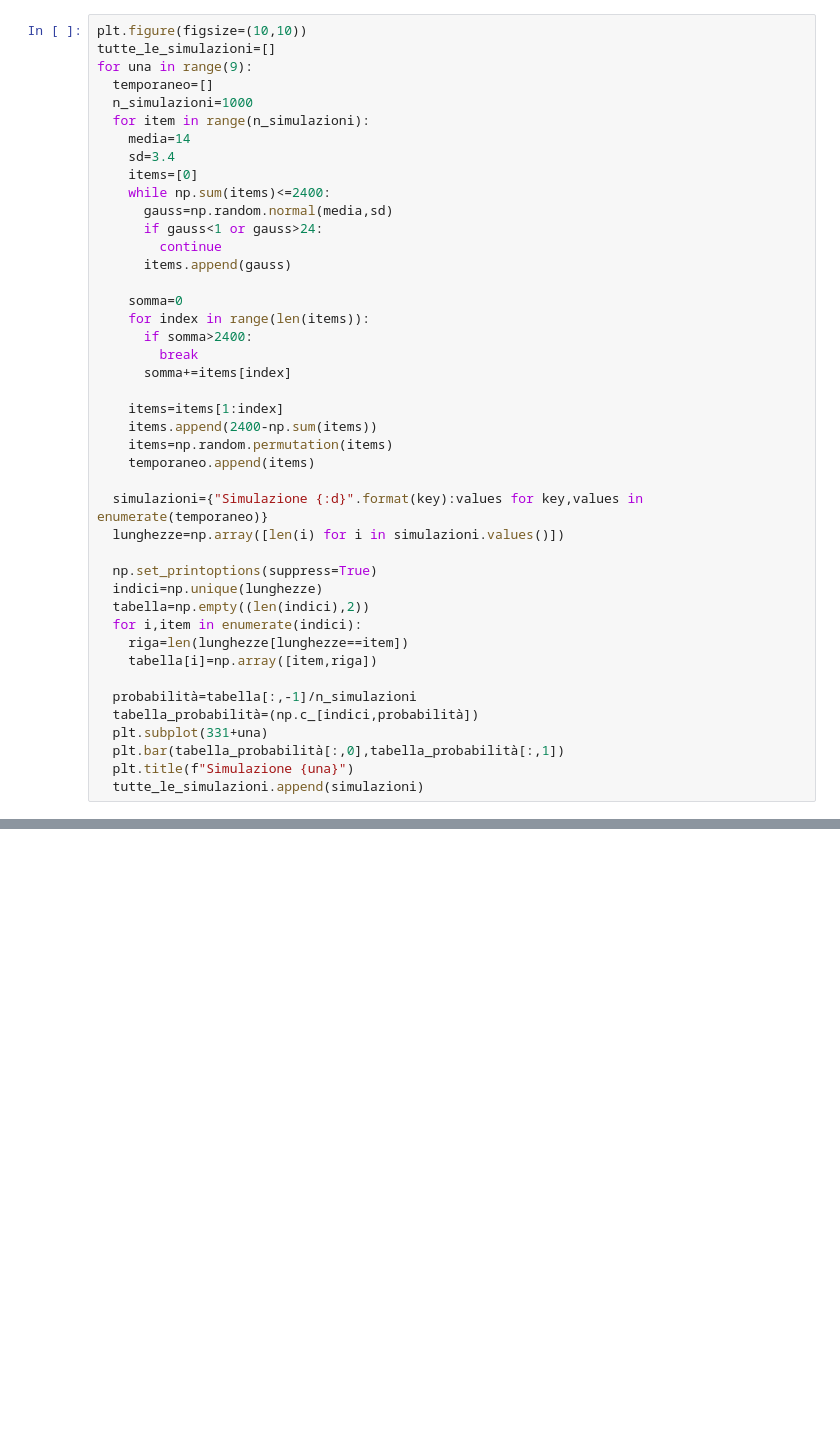
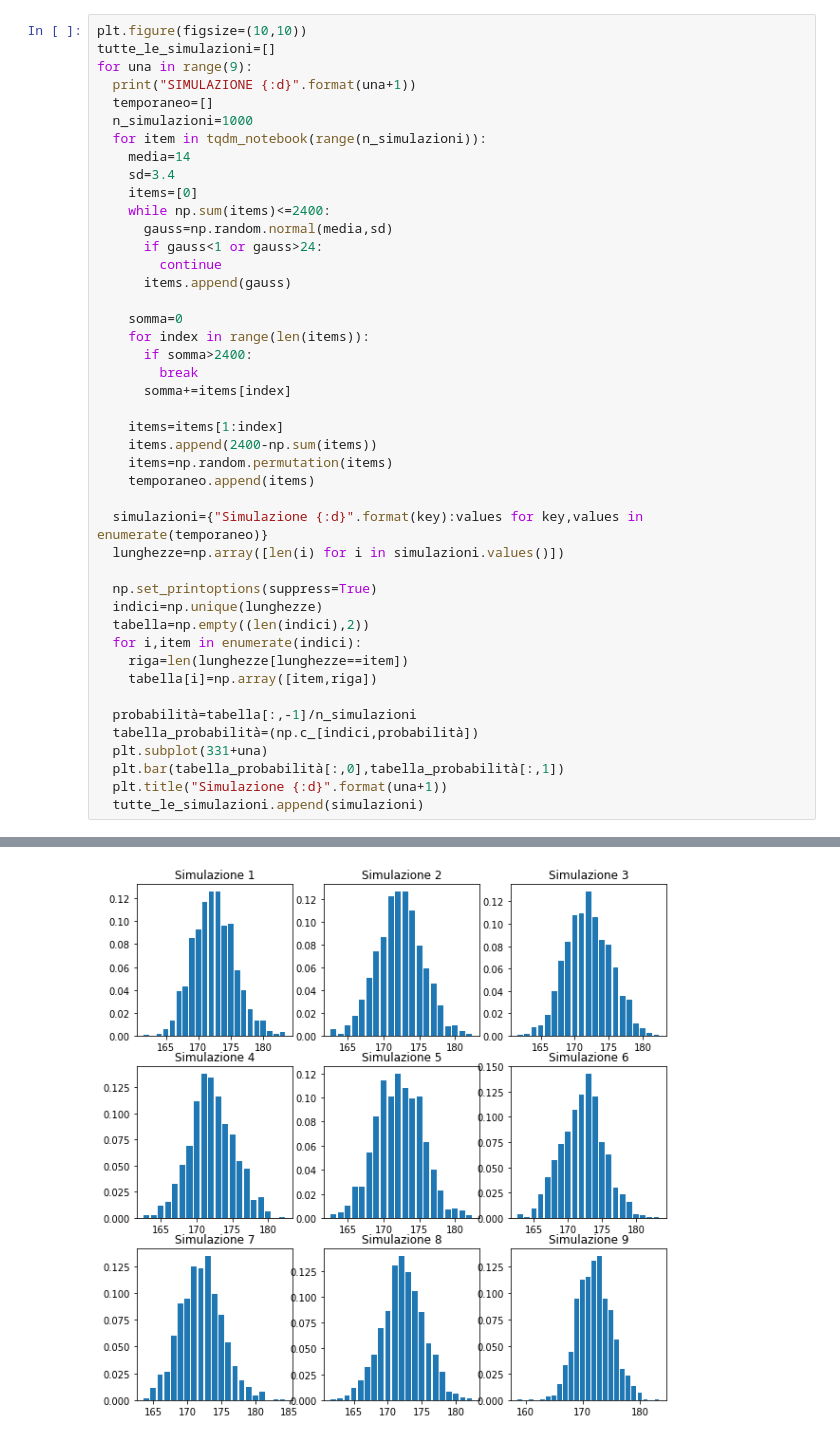
Before and after one commit to jinzus/tennis, a Jupyter notebook: TENNIS_PRIMO.ipynb, the cells around one changed output, grey strips where cells are left out. Drawn from its saved outputs; the diff is of its cells as text; blank space fills up the shorter version.

```diff
--- a/TENNIS_PRIMO.ipynb
+++ b/TENNIS_PRIMO.ipynb
@@ -8,9 +9,10 @@ import matplotlib.pyplot as plt
 plt.figure(figsize=(10,10))
 tutte_le_simulazioni=[]
 for una in range(9):
+  print("SIMULAZIONE {:d}".format(una+1))
   temporaneo=[]
   n_simulazioni=1000
-  for item in range(n_simulazioni):
+  for item in tqdm_notebook(range(n_simulazioni)):
     media=14
     sd=3.4
     items=[0]
@@ -45,5 +47,6 @@ for una in range(9):
   tabella_probabilità=(np.c_[indici,probabilità])
   plt.subplot(331+una)
   plt.bar(tabella_probabilità[:,0],tabella_probabilità[:,1])
-  plt.title(f"Simulazione {una}")
+  plt.title("Simulazione {:d}".format(una+1))
   tutte_le_simulazioni.append(simulazioni)
+# %% [output]
@@ -49,0 +71 @@ for una in range(9):
+[figure, added]
```
Also changed, not shown: parts of 2 cells of this notebook.
